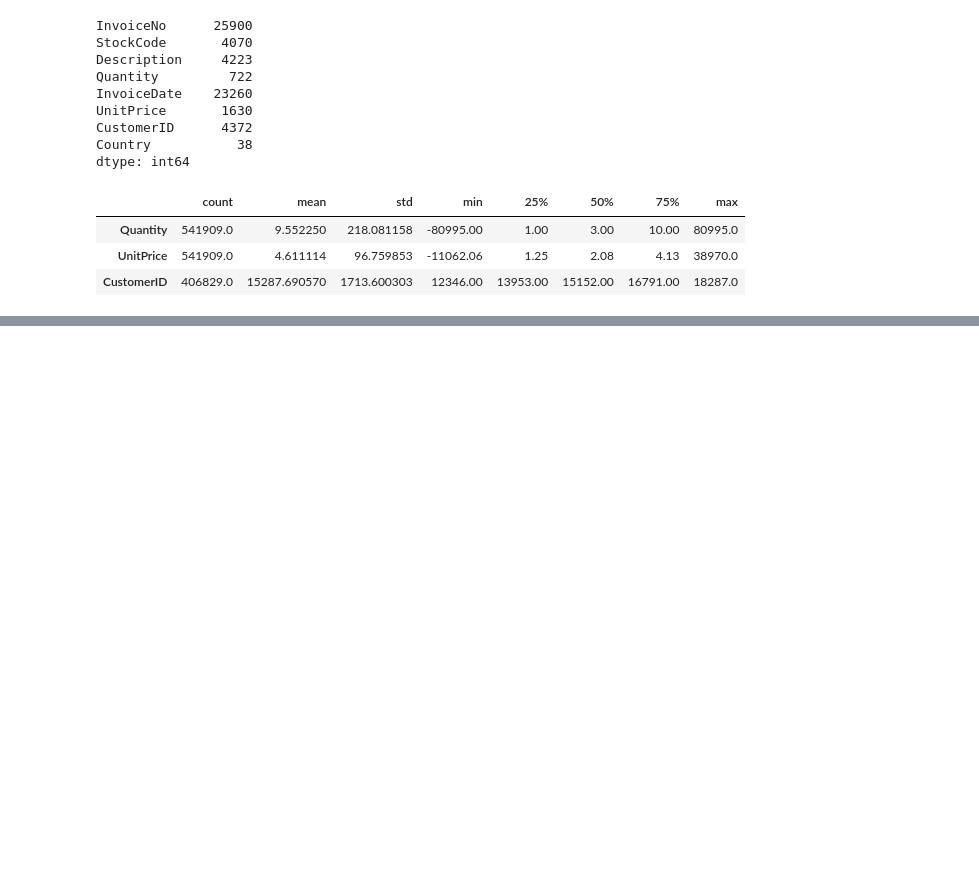
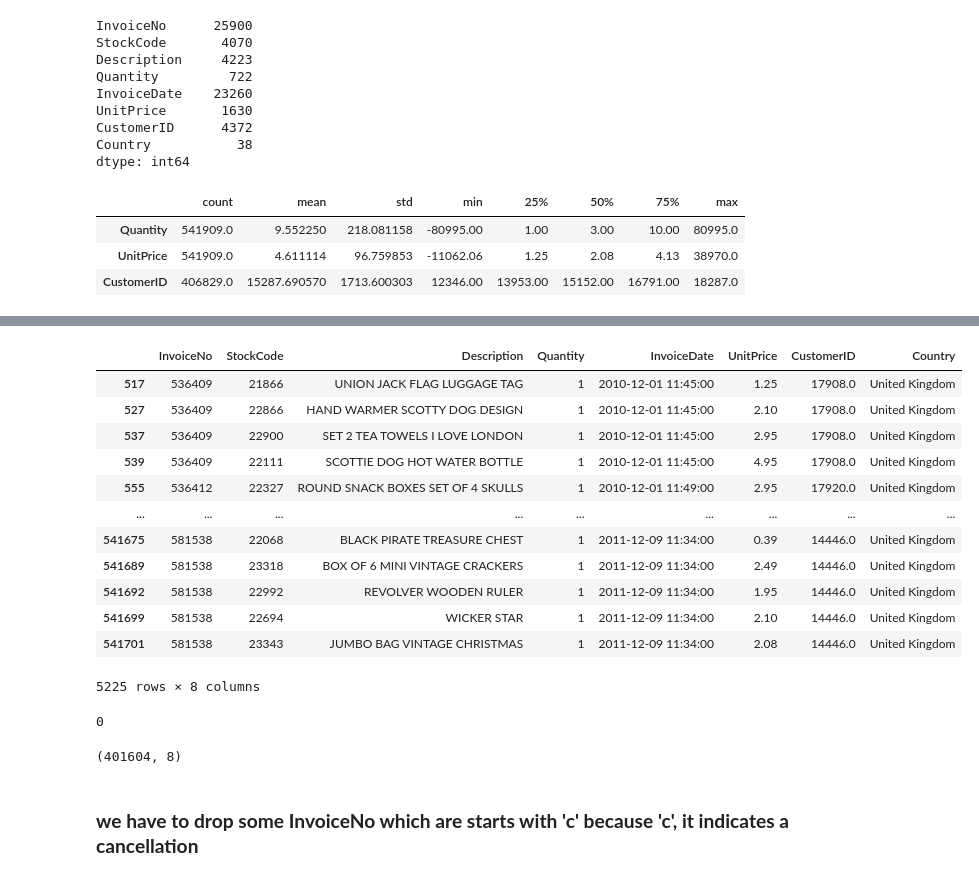
Before and after one commit to rushikeshjagatap85/Online_Retail_Customer_Segmentation_Capstone_Project, a Jupyter notebook: Online_Retail_Customer_Segmentation_Capstone_Project.ipynb, the cells around one changed output, grey strips where cells are left out. Cells and saved outputs as stored; diff of their text form; code cells hidden in the pictures; blank space fills up the shorter version.

```diff
--- a/Online_Retail_Customer_Segmentation_Capstone_Project.ipynb
+++ b/Online_Retail_Customer_Segmentation_Capstone_Project.ipynb
@@ -165,0 +261,28 @@ customer_df.describe().T
+# %%
+customer_df[customer_df.duplicated()]
+# %% [output]
+|  | InvoiceNo | StockCode | Description | Quantity | InvoiceDate | UnitPrice | CustomerID | Country |
+| 517 | 536409 | 21866 | UNION JACK FLAG LUGGAGE TAG | 1 | 2010-12-01 11:45:00 | 1.25 | 17908.0 | United Kingdom |
+| 527 | 536409 | 22866 | HAND WARMER SCOTTY DOG DESIGN | 1 | 2010-12-01 11:45:00 | 2.10 | 17908.0 | United Kingdom |
+| 537 | 536409 | 22900 | SET 2 TEA TOWELS I LOVE LONDON | 1 | 2010-12-01 11:45:00 | 2.95 | 17908.0 | United Kingdom |
+| 539 | 536409 | 22111 | SCOTTIE DOG HOT WATER BOTTLE | 1 | 2010-12-01 11:45:00 | 4.95 | 17908.0 | United Kingdom |
+| 555 | 536412 | 22327 | ROUND SNACK BOXES SET OF 4 SKULLS | 1 | 2010-12-01 11:49:00 | 2.95 | 17920.0 | United Kingdom |
+| ... | ... | ... | ... | ... | ... | ... | ... | ... |
+| 541675 | 581538 | 22068 | BLACK PIRATE TREASURE CHEST | 1 | 2011-12-09 11:34:00 | 0.39 | 14446.0 | United Kingdom |
+| 541689 | 581538 | 23318 | BOX OF 6 MINI VINTAGE CRACKERS | 1 | 2011-12-09 11:34:00 | 2.49 | 14446.0 | United Kingdom |
+| 541692 | 581538 | 22992 | REVOLVER WOODEN RULER | 1 | 2011-12-09 11:34:00 | 1.95 | 14446.0 | United Kingdom |
+| 541699 | 581538 | 22694 | WICKER STAR | 1 | 2011-12-09 11:34:00 | 2.10 | 14446.0 | United Kingdom |
+| 541701 | 581538 | 23343 | JUMBO BAG VINTAGE CHRISTMAS | 1 | 2011-12-09 11:34:00 | 2.08 | 14446.0 | United Kingdom |
+5225 rows × 8 columns
+# %%
+### Dropping Duplicate Rows
+customer_df=customer_df.drop_duplicates()
+len(customer_df[customer_df.duplicated()])
+# %% [output]
+0
+# %%
+customer_df.shape
+# %% [output]
+(401604, 8)
+# %% [markdown]
+### **we have to drop some  InvoiceNo  which are starts with 'c' because 'c', it indicates a cancellation**
```
Also changed, not shown: parts of 25 cells of this notebook.
